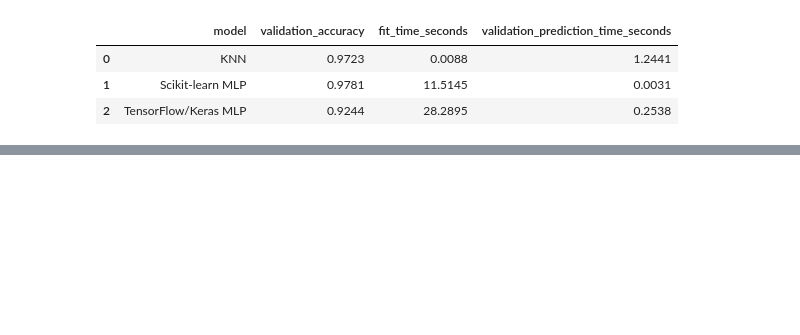
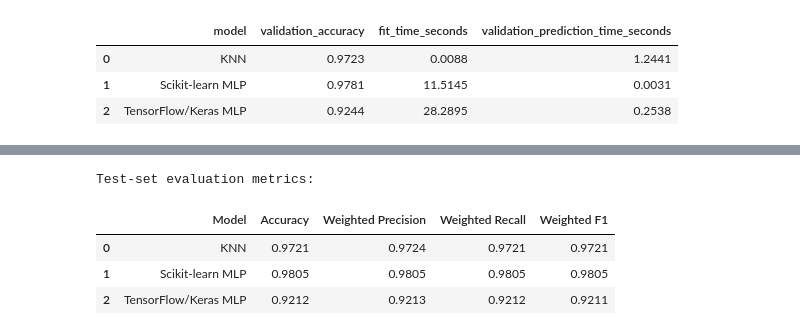
Before and after one commit to ananda-pires/mnist-multiclass-predictive-pipeline, a Jupyter notebook: notebooks/mnist_pipeline.ipynb, the cells around one changed output, grey strips where cells are left out. Saved outputs shown, nothing was run; the diff lists cells and outputs as text; code cells hidden in the pictures; blank space fills up the shorter version.

Commit message:
feat: complete phase 4 comparative evaluation

```diff
--- a/notebooks/mnist_pipeline.ipynb
+++ b/notebooks/mnist_pipeline.ipynb
@@ -1599,0 +1669,60 @@ display(
+# %%
+# Calculate test-set classification metrics for all final models.
+
+from sklearn.metrics import (
+    accuracy_score,
+    precision_score,
+    recall_score,
+    f1_score,
+    classification_report,
+    confusion_matrix
+)
+
+# Store predictions in a common structure for consistent evaluation.
+test_predictions = {
+    "KNN": y_test_pred_knn,
+    "Scikit-learn MLP": y_test_pred_mlp,
+    "TensorFlow/Keras MLP": y_test_pred_keras
+}
+
+# Calculate the requested metrics for each model.
+test_evaluation_results = []
+
+for model_name, y_test_pred in test_predictions.items():
+    test_evaluation_results.append({
+        "Model": model_name,
+        "Accuracy": accuracy_score(y_test, y_test_pred),
+        "Weighted Precision": precision_score(
+            y_test,
+            y_test_pred,
+            average="weighted"
+        ),
+        "Weighted Recall": recall_score(
+            y_test,
+            y_test_pred,
+            average="weighted"
+        ),
+        "Weighted F1": f1_score(
+            y_test,
+            y_test_pred,
+            average="weighted"
+        )
+    })
+
+test_evaluation_df = pd.DataFrame(test_evaluation_results)
+
+print("Test-set evaluation metrics:")
+display(
+    test_evaluation_df.style.format({
+        "Accuracy": "{:.4f}",
+        "Weighted Precision": "{:.4f}",
+        "Weighted Recall": "{:.4f}",
+        "Weighted F1": "{:.4f}"
+    })
+)
+# %% [output]
+Test-set evaluation metrics:
+|  | Model | Accuracy | Weighted Precision | Weighted Recall | Weighted F1 |
+| 0 | KNN | 0.9721 | 0.9724 | 0.9721 | 0.9721 |
+| 1 | Scikit-learn MLP | 0.9805 | 0.9805 | 0.9805 | 0.9805 |
+| 2 | TensorFlow/Keras MLP | 0.9212 | 0.9213 | 0.9212 | 0.9211 |
```
Also changed, not shown: parts of 7 cells of this notebook.
